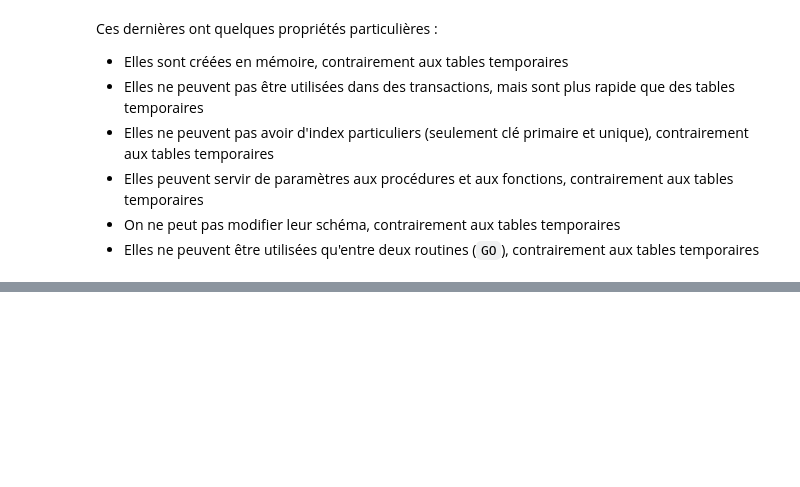
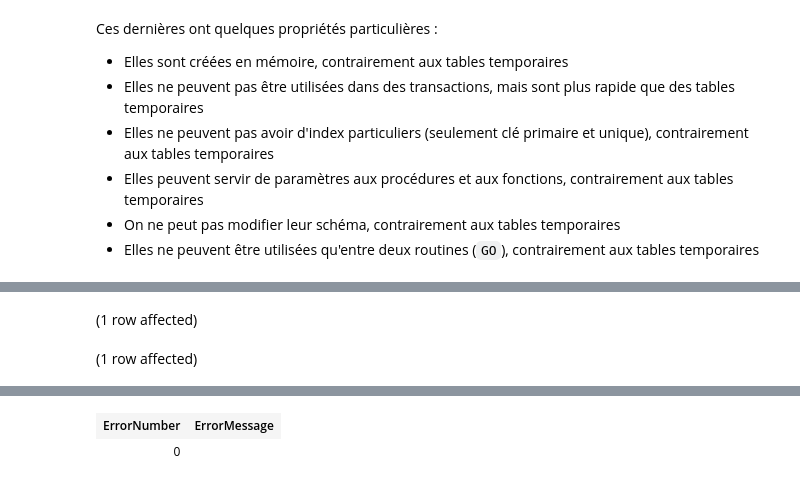
Before and after one commit to mbaumanndev/iut-sql-env, a Jupyter notebook: Cours.ipynb, the cells around one changed output, grey strips where cells are left out. Drawn from its saved outputs; the diff is of its cells as text; code cells hidden in the pictures; blank space fills up the shorter version.

```diff
--- a/Cours.ipynb
+++ b/Cours.ipynb
@@ -538,0 +582,13 @@ Ces dernières ont quelques propriétés particulières :
+# %%
+DECLARE @Table TABLE (
+    [ErrorNumber] INT,
+    [ErrorMessage] NVARCHAR(MAX)
+)
+
+INSERT INTO @Table
+EXEC [dbo].[prc_CreationCommande] @InfosProduits = N'1;2|2;5'
+
+SELECT * FROM @Table
+# %% [output]
+(1 row affected)
+(1 row affected)
@@ -538,0 +596,2 @@ Ces dernières ont quelques propriétés particulières :
+| ErrorNumber | ErrorMessage |
+| 0 |  |
```
Also changed, not shown: parts of 24 cells of this notebook.
